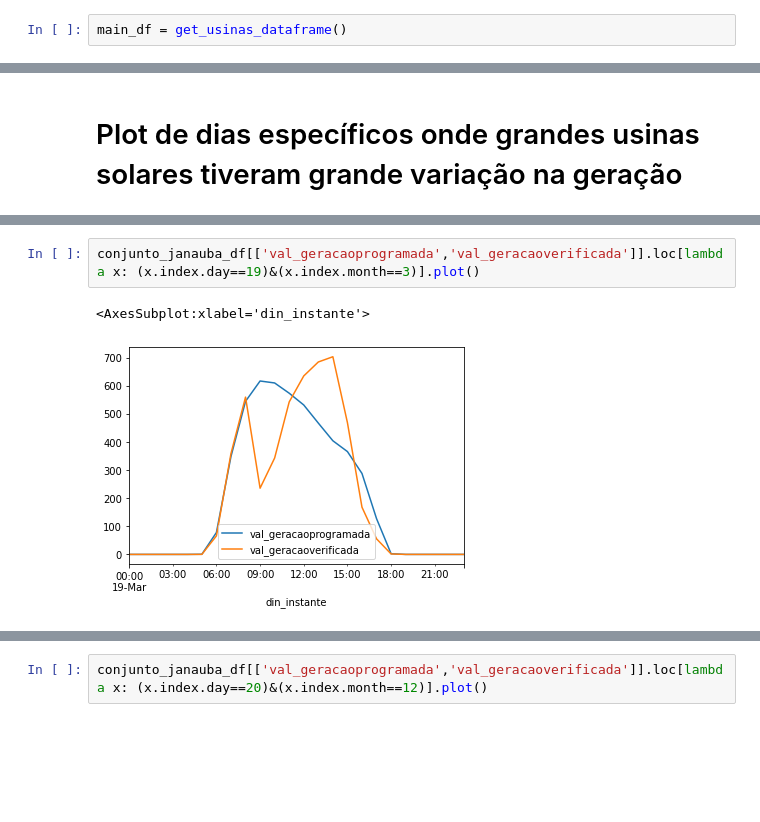
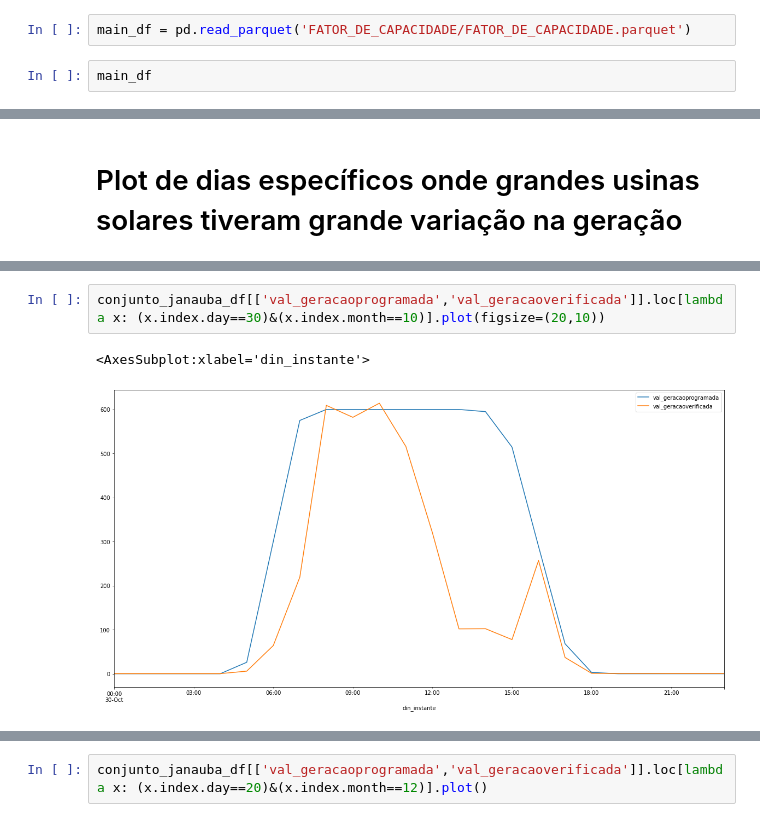
Before and after one commit to La1ra1/Gestao_energetica_trabalhos, a Jupyter notebook: Seminário 2/figuras_geracao_pv.ipynb, the cells around one changed output, grey strips where cells are left out. Cells and saved outputs as stored; diff of their text form; blank space fills up the shorter version.

```diff
--- a/Seminário 2/figuras_geracao_pv.ipynb
+++ b/Seminário 2/figuras_geracao_pv.ipynb
@@ -26,5 +26,7 @@ def get_usinas_dataframe()->pd.DataFrame:
 # %%
 def get_usina_solar_pipeline(main_df:pd.DataFrame, nome_usina:str)->pd.DataFrame:
     return main_df.query('nom_tipousina=="Solar"').query('nom_usina_conjunto == @nome_usina')
+# %%
+main_df = pd.read_parquet('FATOR_DE_CAPACIDADE/FATOR_DE_CAPACIDADE.parquet')
 # %%
-main_df = get_usinas_dataframe()
+main_df
@@ -303,5 +457,5 @@ main_df.pipe(get_usina_solar_pipeline, nome_usina='Conj. São Gonçalo')[['val_g
 # %%
-conjunto_janauba_df[['val_geracaoprogramada','val_geracaoverificada']].loc[lambda x: (x.index.day==19)&(x.index.month==3)].plot()
+conjunto_janauba_df[['val_geracaoprogramada','val_geracaoverificada']].loc[lambda x: (x.index.day==30)&(x.index.month==10)].plot(figsize=(20,10))
 # %% [output]
 <AxesSubplot:xlabel='din_instante'>
-[figure, old version]
+[figure, new version]
```
Also changed, not shown: parts of 30 cells of this notebook, 31 other files.
